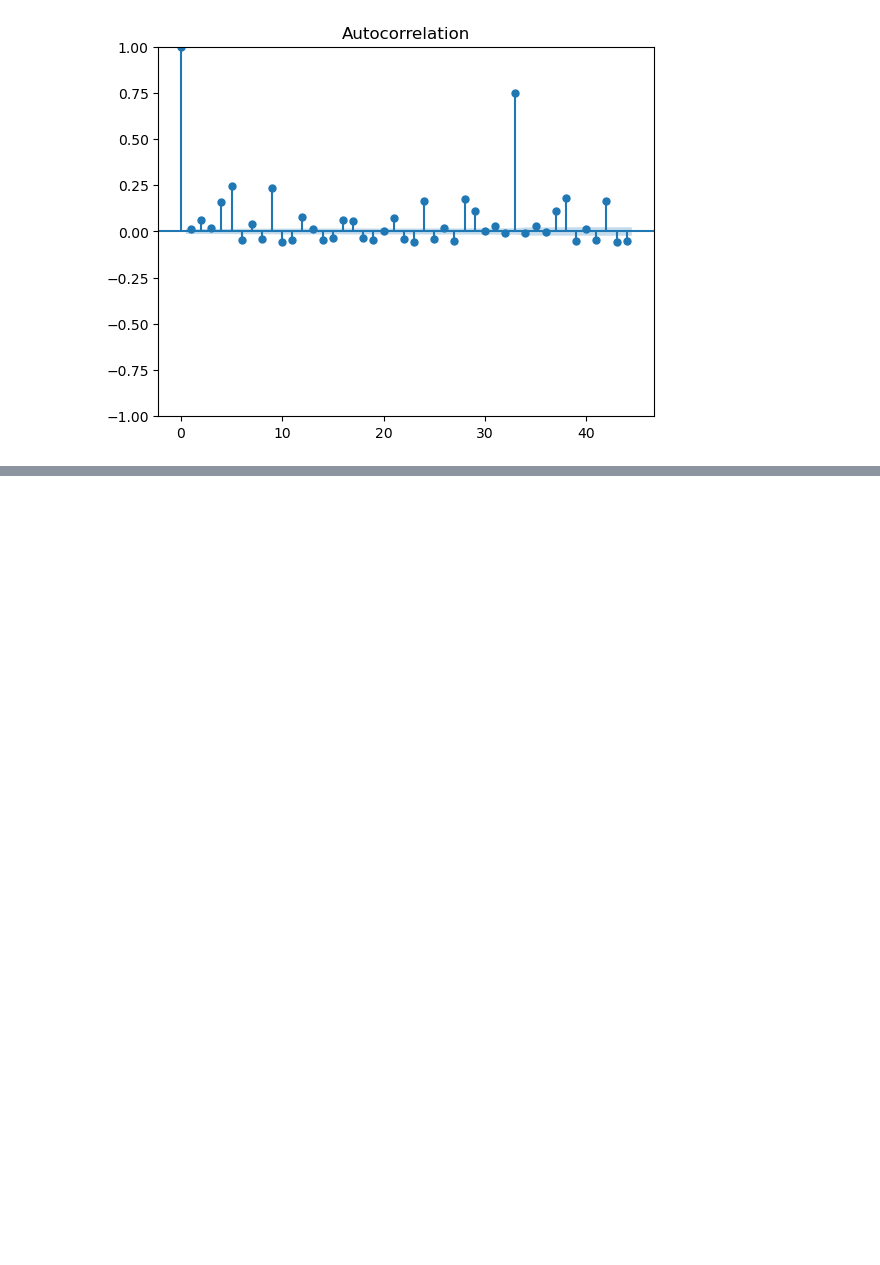
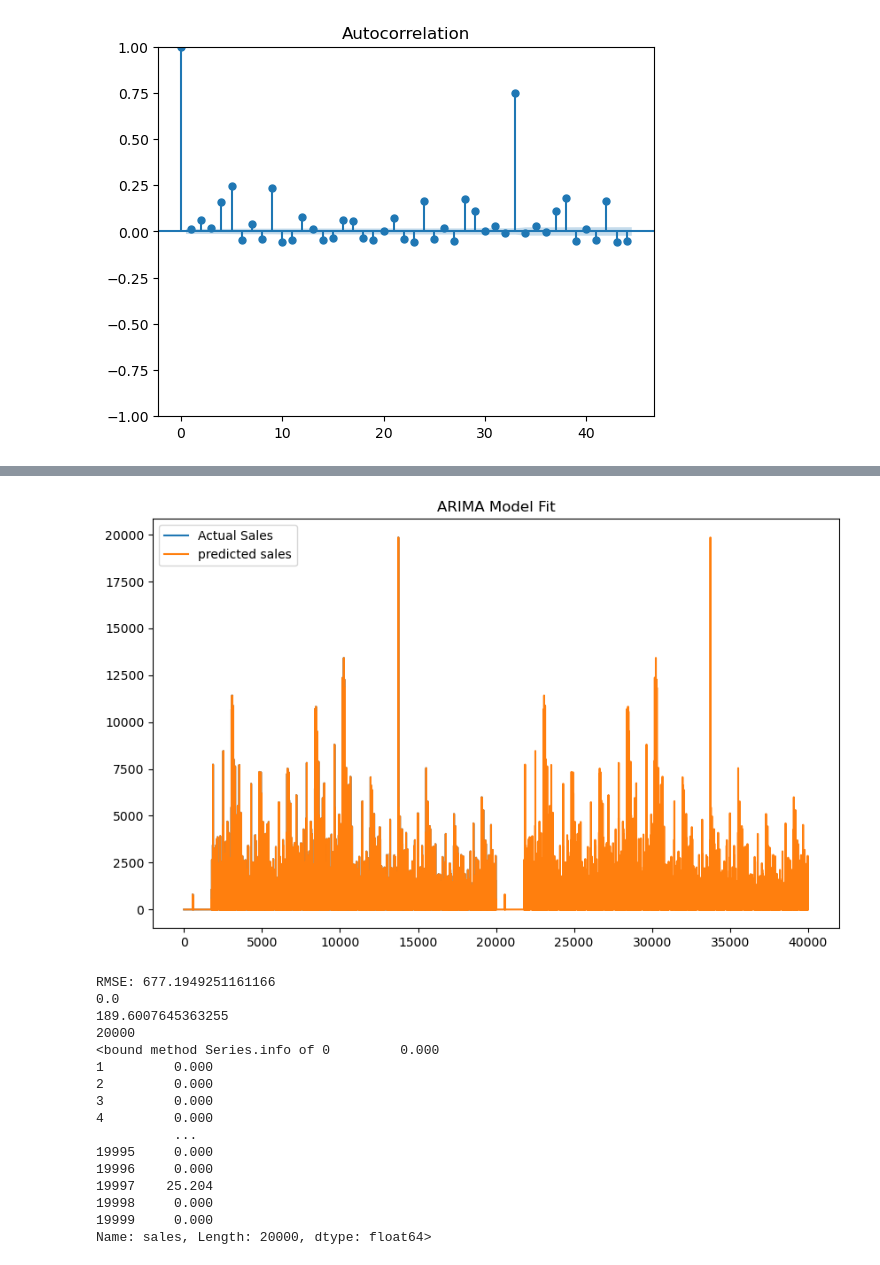
Before and after one commit to JuhanPauklin/IDS2023_StoreSales, a Jupyter notebook: ARIMA training.ipynb, the cells around one changed output, grey strips where cells are left out. Saved outputs shown, nothing was run; the diff lists cells and outputs as text; code cells hidden in the pictures; blank space fills up the shorter version.

```diff
--- a/ARIMA training.ipynb
+++ b/ARIMA training.ipynb
@@ -100,0 +184,34 @@ Warnings:
+# %%
+plt.figure(figsize=(10, 6))
+plt.plot(df['sales'], label='Actual Sales')
+plt.plot(history, label='predicted sales')
+plt.title('ARIMA Model Fit')
+plt.legend()
+plt.show()
+predictions2 = np.array(predictions)
+obs2 = np.array(obs)
+mse = np.mean((predictions2 - df['sales']) ** 2)
+rmse = np.sqrt(mse)
+print(f'RMSE: {rmse}')
+print(obs2)
+print(predictions2.mean())
+print(len(predictions2))
+print(df['sales'].info)
+# %% [output]
+[figure, added]
+RMSE: 677.1949251161166
+0.0
+189.6007645363255
+20000
+<bound method Series.info of 0         0.000
+1         0.000
+2         0.000
+3         0.000
+4         0.000
+          ...
+19995     0.000
+19996     0.000
+19997    25.204
+19998     0.000
+19999     0.000
+Name: sales, Length: 20000, dtype: float64>
```
Also changed, not shown: parts of 9 cells of this notebook, 1 other file.
